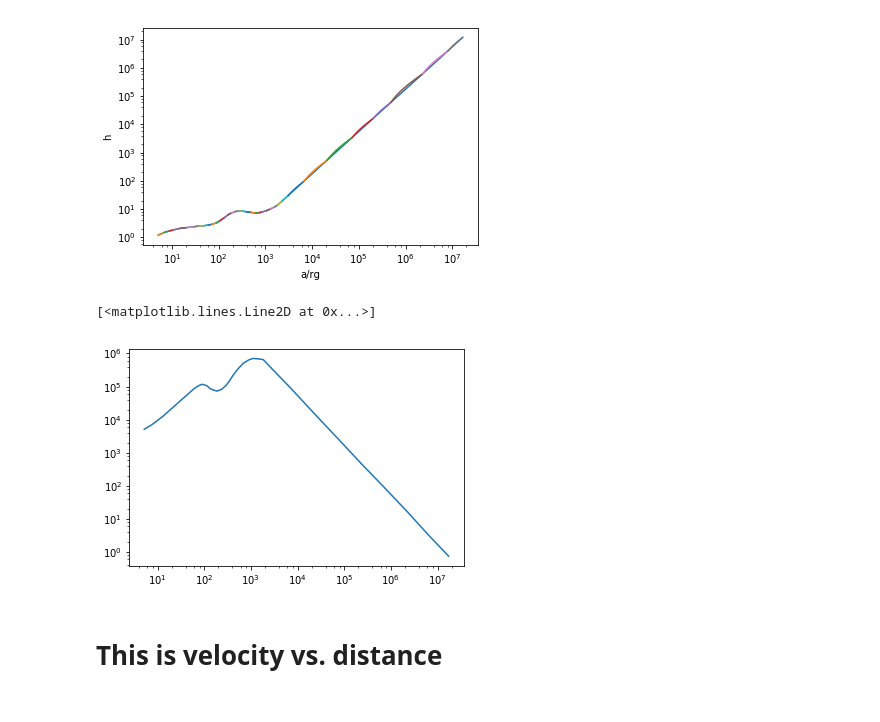
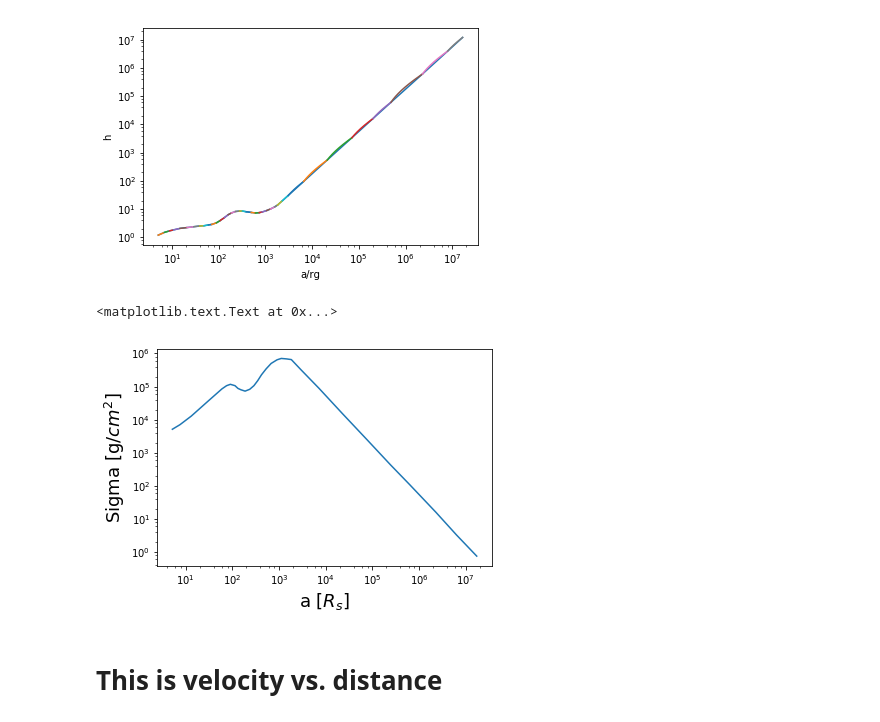
Before and after one commit to gfabj/Summer_Research_Project, a Jupyter notebook: SG_Model.ipynb, the cells around one changed output. Saved outputs shown, nothing was run; the diff lists cells and outputs as text; code cells hidden in the pictures.

```diff
--- a/SG_Model.ipynb
+++ b/SG_Model.ipynb
@@ -100,12 +112,16 @@ for i in range(len(h_)-1):
     logPlot.loglog(rad,h_p)
 # %% [output]
 [figure]
-# %%
-logPlot=plt.gca()
-logPlot.loglog(unlog_a2,unlog_sd)
-# %% [output]
-[<matplotlib.lines.Line2D at 0x...>]
-[figure, removed]
+# %%
+#Plotting Sigma
+
+logPlot=plt.gca()
+logPlot.loglog(unlog_a2,unlog_sd)
+plt.xlabel('a [$R_s$]',fontsize=18)
+plt.ylabel('Sigma [g/$cm^2$]',fontsize=18)
+# %% [output]
+<matplotlib.text.Text at 0x...>
+[figure, added]
 # %% [markdown]
 # This is velocity vs. distance
 # %%
```
Also changed, not shown: parts of 31 cells of this notebook.
